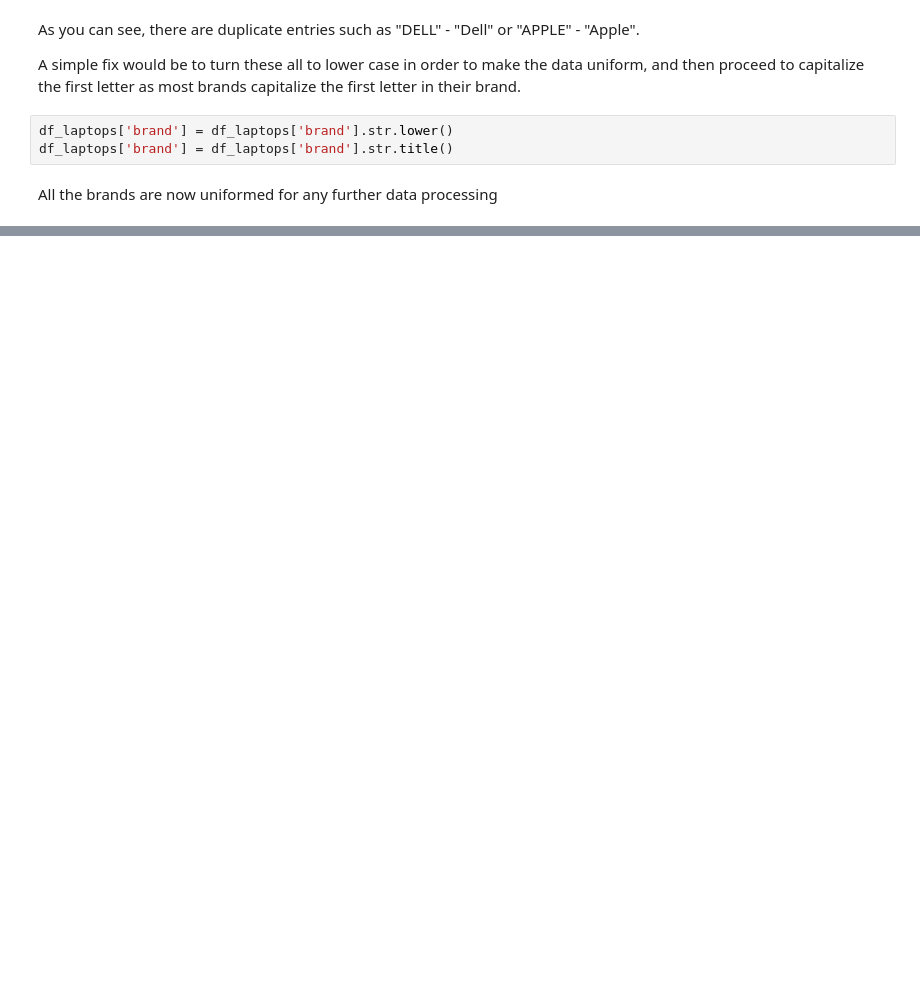
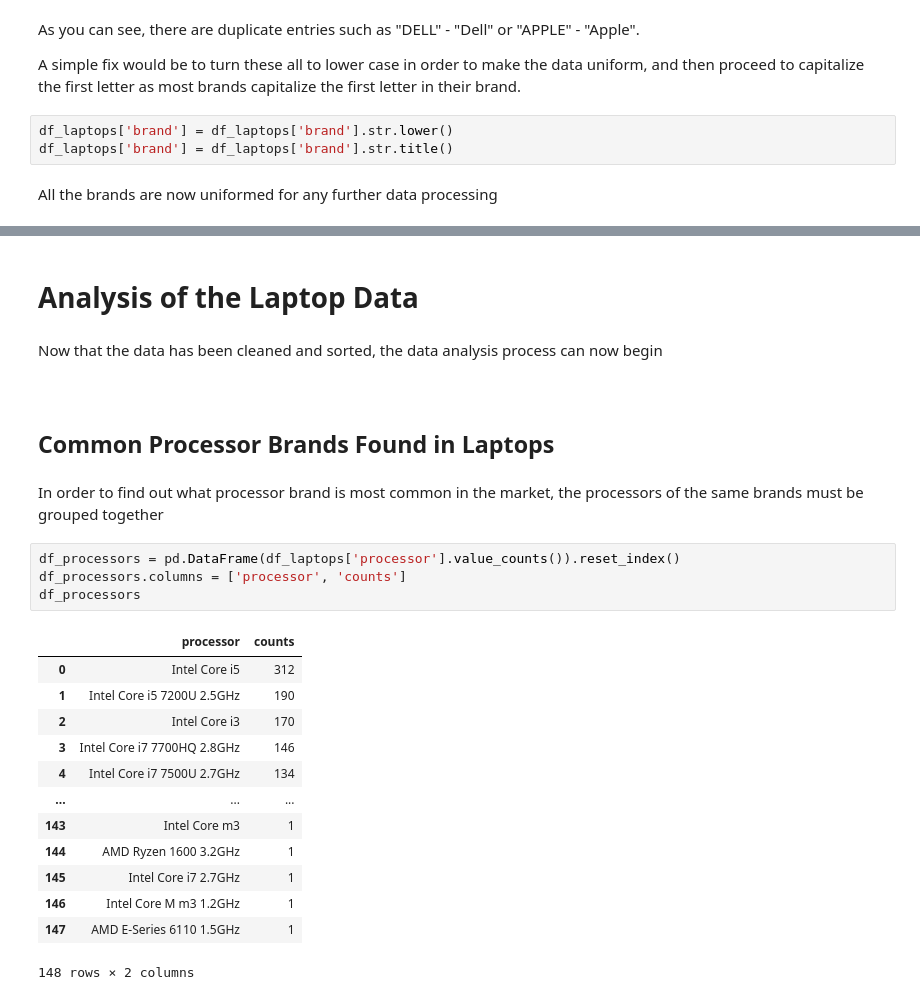
Before and after one commit to jason-9601/DATAPRE-Final, a Jupyter notebook: DATAPRE Final.ipynb, the cells around one changed output, grey strips where cells are left out. Drawn from its saved outputs; the diff is of its cells as text; blank space fills up the shorter version.

```diff
--- a/DATAPRE Final.ipynb
+++ b/DATAPRE Final.ipynb
@@ -404,2 +404,30 @@ Huawei         2
 Iball          1
 Name: brand, dtype: int64
+# %% [markdown]
+# Analysis of the Laptop Data #
+# %% [markdown]
+Now that the data has been cleaned and sorted, the data analysis process can now begin
+<br>
+<br>
+# %% [markdown]
+## Common Processor Brands Found in Laptops ##
+# %% [markdown]
+In order to find out what processor brand is most common in the market, the processors of the same brands must be grouped together
+# %%
+df_processors = pd.DataFrame(df_laptops['processor'].value_counts()).reset_index()
+df_processors.columns = ['processor', 'counts']
+df_processors
+# %% [output]
+|  | processor | counts |
+| 0 | Intel Core i5 | 312 |
+| 1 | Intel Core i5 7200U 2.5GHz | 190 |
+| 2 | Intel Core i3 | 170 |
+| 3 | Intel Core i7 7700HQ 2.8GHz | 146 |
+| 4 | Intel Core i7 7500U 2.7GHz | 134 |
+| ... | ... | ... |
+| 143 | Intel Core m3 | 1 |
+| 144 | AMD Ryzen 1600 3.2GHz | 1 |
+| 145 | Intel Core i7 2.7GHz | 1 |
+| 146 | Intel Core M m3 1.2GHz | 1 |
+| 147 | AMD E-Series 6110 1.5GHz | 1 |
+148 rows × 2 columns
```
Also changed, not shown: parts of 9 cells of this notebook.
